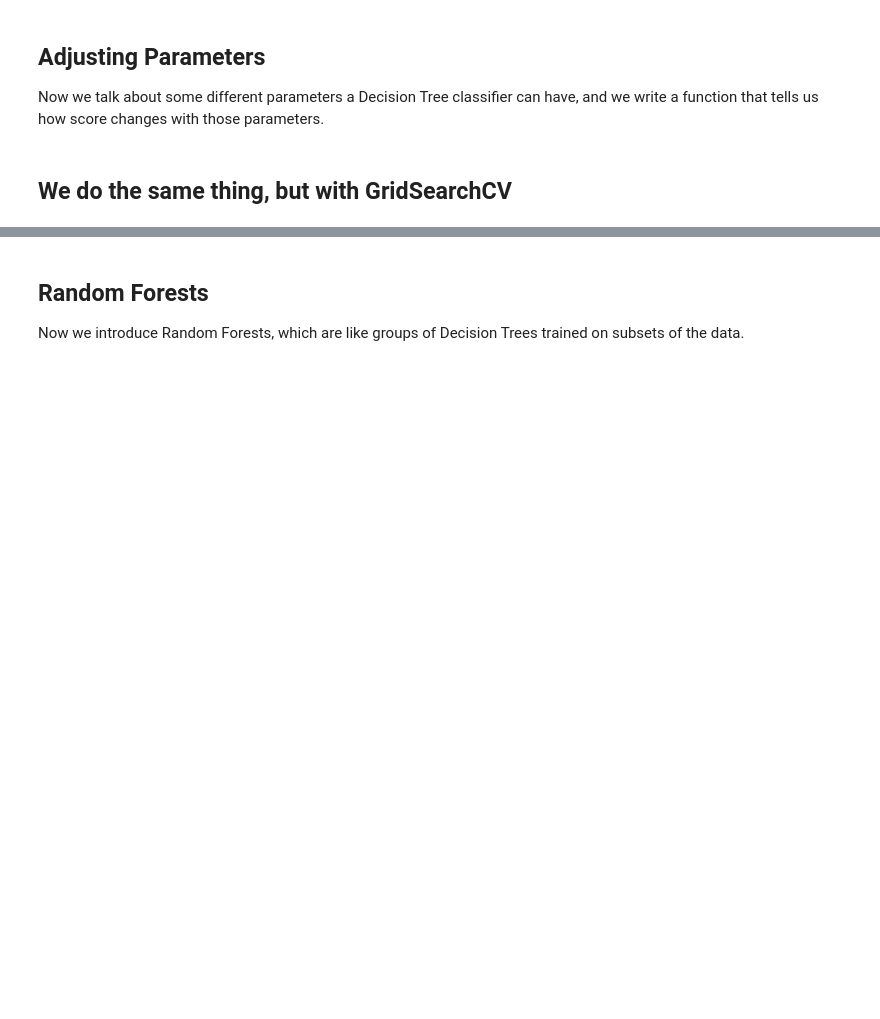
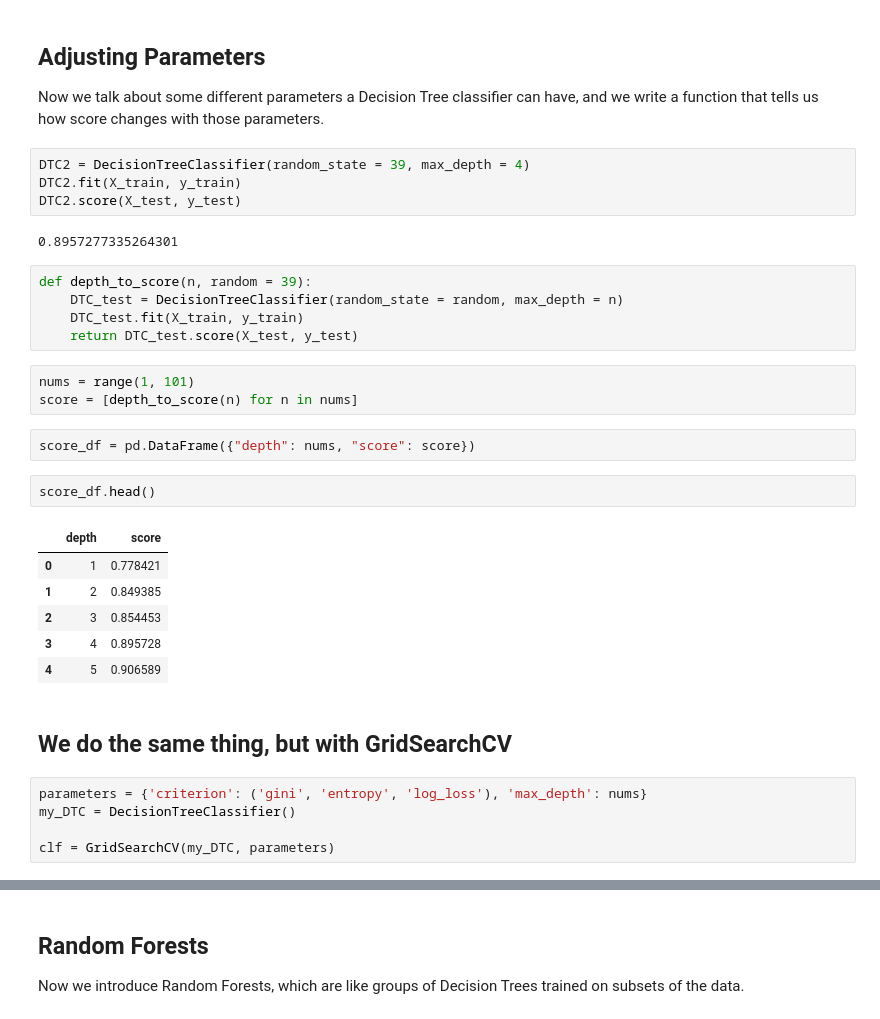
Before and after one commit to gnswain/math475, a Jupyter notebook: week6_sync/spam-starter.ipynb, the cells around one changed output, grey strips where cells are left out. Saved outputs shown, nothing was run; the diff lists cells and outputs as text; blank space fills up the shorter version.

```diff
--- a/week6_sync/spam-starter.ipynb
+++ b/week6_sync/spam-starter.ipynb
@@ -14,5 +73,35 @@
 ## Adjusting Parameters
 
 Now we talk about some different parameters a Decision Tree classifier can have, and we write a function that tells us how score changes with those parameters.
+# %%
+DTC2 = DecisionTreeClassifier(random_state = 39, max_depth = 4)
+DTC2.fit(X_train, y_train)
+DTC2.score(X_test, y_test)
+# %% [output]
+0.8957277335264301
+# %%
+def depth_to_score(n, random = 39):
+    DTC_test = DecisionTreeClassifier(random_state = random, max_depth = n)
+    DTC_test.fit(X_train, y_train)
+    return DTC_test.score(X_test, y_test)
+# %%
+nums = range(1, 101)
+score = [depth_to_score(n) for n in nums]
+# %%
+score_df = pd.DataFrame({"depth": nums, "score": score})
+# %%
+score_df.head()
+# %% [output]
+|  | depth | score |
+| 0 | 1 | 0.778421 |
+| 1 | 2 | 0.849385 |
+| 2 | 3 | 0.854453 |
+| 3 | 4 | 0.895728 |
+| 4 | 5 | 0.906589 |
 # %% [markdown]
 ## We do the same thing, but with GridSearchCV
+# %%
+parameters = {'criterion': ('gini', 'entropy', 'log_loss'), 'max_depth': nums}
+my_DTC = DecisionTreeClassifier()
+
+clf = GridSearchCV(my_DTC, parameters)
```
Also changed, not shown: parts of 17 cells of this notebook, 1 other file.
